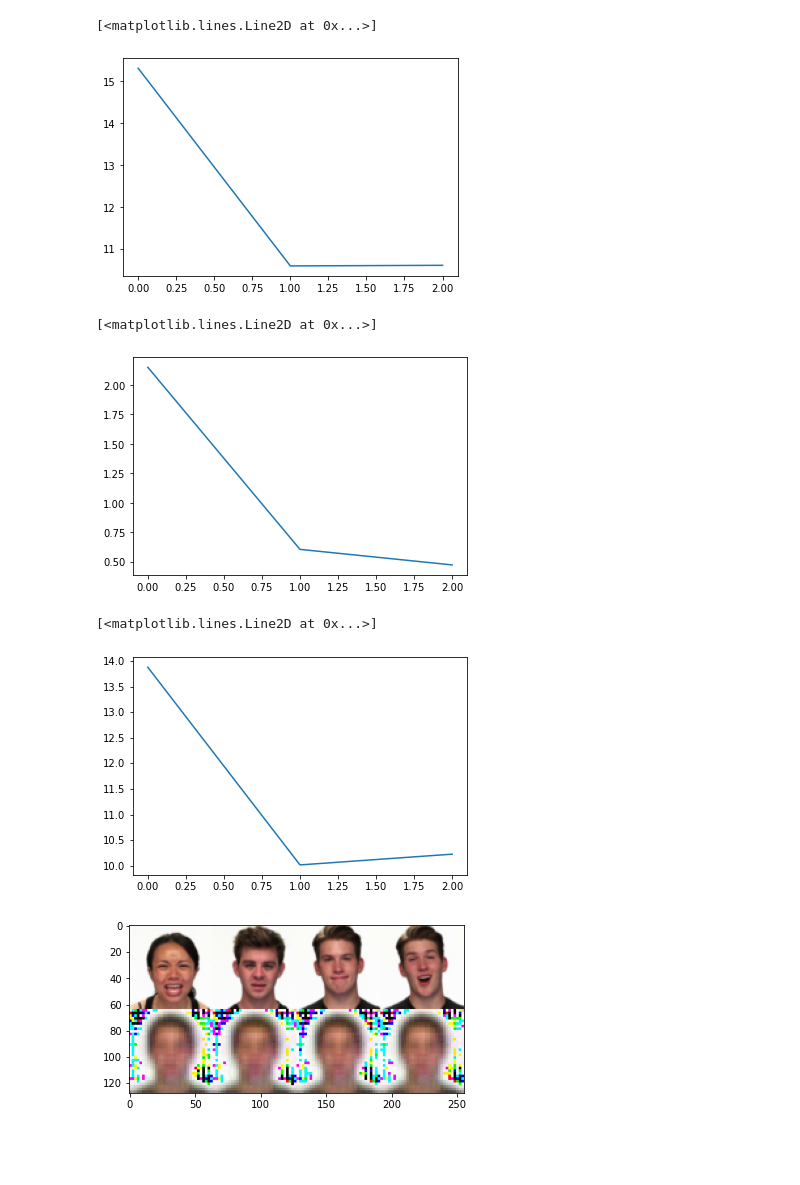
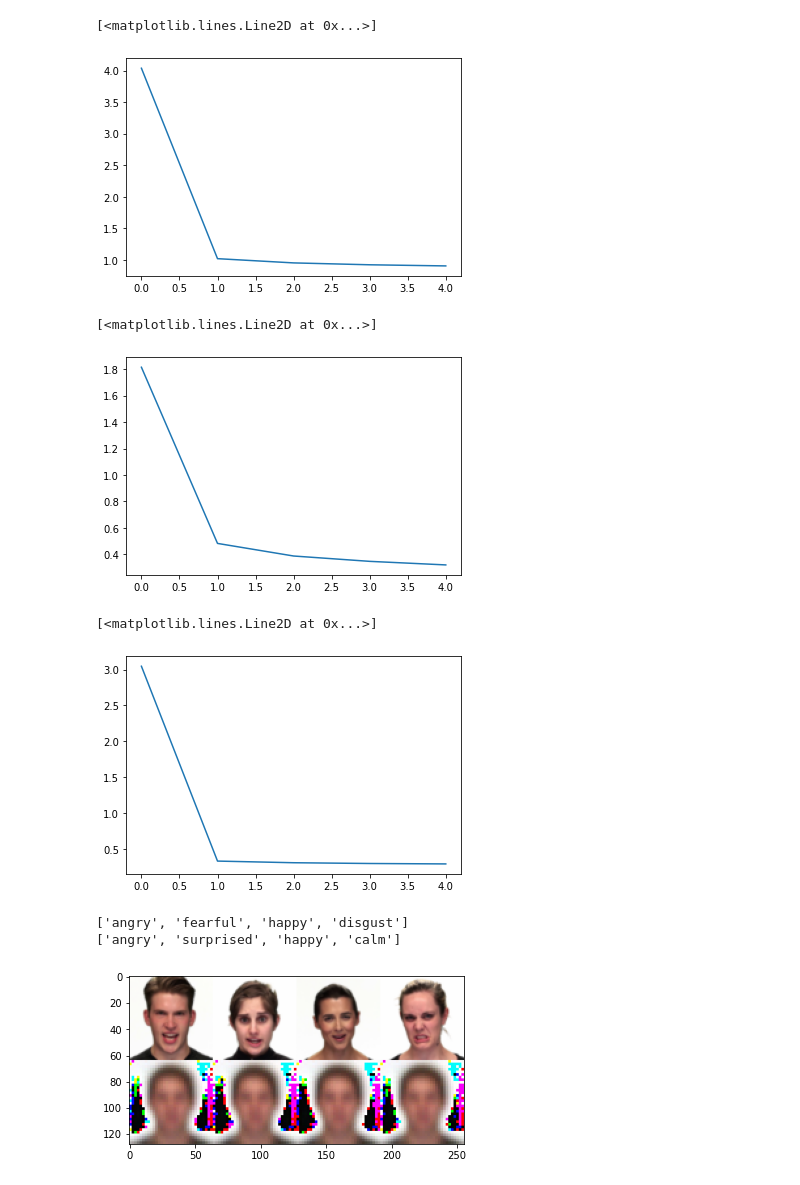
Before and after one commit to Ale-Ba2lero/Multimodal-Emotion-Analysis, a Jupyter notebook: src/mvae_torch/face_emotions_mvae_torch.ipynb, the cells around one changed output. Saved outputs shown, nothing was run; the diff lists cells and outputs as text; code cells hidden in the pictures; blank space fills up the shorter version.

Commit message:
model tuning

```diff
--- a/src/mvae_torch/face_emotions_mvae_torch.ipynb
+++ b/src/mvae_torch/face_emotions_mvae_torch.ipynb
@@ -25,10 +25,12 @@ face_dataset = Rd.FaceEmotionDataset(
         Rd.ToTensor()
     ]))
 
-trainingset_len = len(face_dataset) // 100 * 100
+trainingset_len = len(face_dataset) // 100 * 50
 testset_len = len(face_dataset) - trainingset_len
 training_dataset, testing_dataset = torch.utils.data.random_split(
     face_dataset,
     [trainingset_len, testset_len],
     #generator=torch.Generator().manual_seed(42)
 )
+
+print(trainingset_len)
@@ -69,26 +90,19 @@ plt.plot(training_losses['total_loss'])
 plt.plot(training_losses['multimodal_loss'])
 # %% [output]
 [<matplotlib.lines.Line2D at 0x...>]
-[figure, old version]
+[figure, new version]
 # %%
 plt.plot(training_losses['faces_loss'])
 # %% [output]
 [<matplotlib.lines.Line2D at 0x...>]
-[figure, old version]
+[figure, new version]
 # %%
 plt.plot(training_losses['emotions_loss'])
 # %% [output]
 [<matplotlib.lines.Line2D at 0x...>]
-[figure, old version]
+[figure, new version]
 # %%
 def testBatch(model, dataset_loader, img_size=64, use_cuda=True):
-    input_array = np.zeros(shape=(img_size, 1, 3), dtype="uint8")
-    reconstructed_array = np.zeros(shape=(img_size, 1, 3), dtype="uint8")
-
-    input_emotions, reconstructed_emotions = [], []
-
-    model.eval()
-
     sample = next(iter(dataset_loader))
     images = sample['image']
     labels = sample['cat']
@@ -97,12 +111,18 @@ def testBatch(model, dataset_loader, img_size=64, use_cuda=True):
         images = images.cuda()
         labels = labels.cuda()
 
+    input_array = np.zeros(shape=(img_size, 1, 3), dtype="uint8")
+    reconstructed_array = np.zeros(shape=(img_size, 1, 3), dtype="uint8")
+    reconstructed_emotions = []
+
+    model.eval()
+
     #imageshow(torchvision.utils.make_grid(images))
     batch_size = images.shape[0]
 
     reconstructed_images, reconstructed_emotions, _, _ = model.forward(faces=images, emotions=labels)
 
-    # img -> z -> img
+    # img, emo -> z -> img, emo
     predicted = []
     for idx in range(batch_size):
         input_image = images[idx]
@@ -123,12 +143,17 @@ def testBatch(model, dataset_loader, img_size=64, use_cuda=True):
     reconstructed_array = reconstructed_array[:,1:,:]
     display_array = np.concatenate((input_array, reconstructed_array), axis=0)
     plt.imshow(display_array)
+
+    print([Rd.emocat[label.item()] for label in labels])
+    print([Rd.emocat[emo.item()] for emo in torch.argmax(reconstructed_emotions, 1)])
 # %%
 from torch.utils.data import DataLoader
 
 dataset_loader = DataLoader(training_dataset, batch_size=4,
-                        shuffle=True, num_workers=7)
+                        shuffle=True, num_workers=1)
 
 testBatch(model, dataset_loader)
 # %% [output]
+['angry', 'fearful', 'happy', 'disgust']
+['angry', 'surprised', 'happy', 'calm']
-[figure, old version]
+[figure, new version]
```
Also changed, not shown: parts of 4 cells of this notebook, 4 other files.
